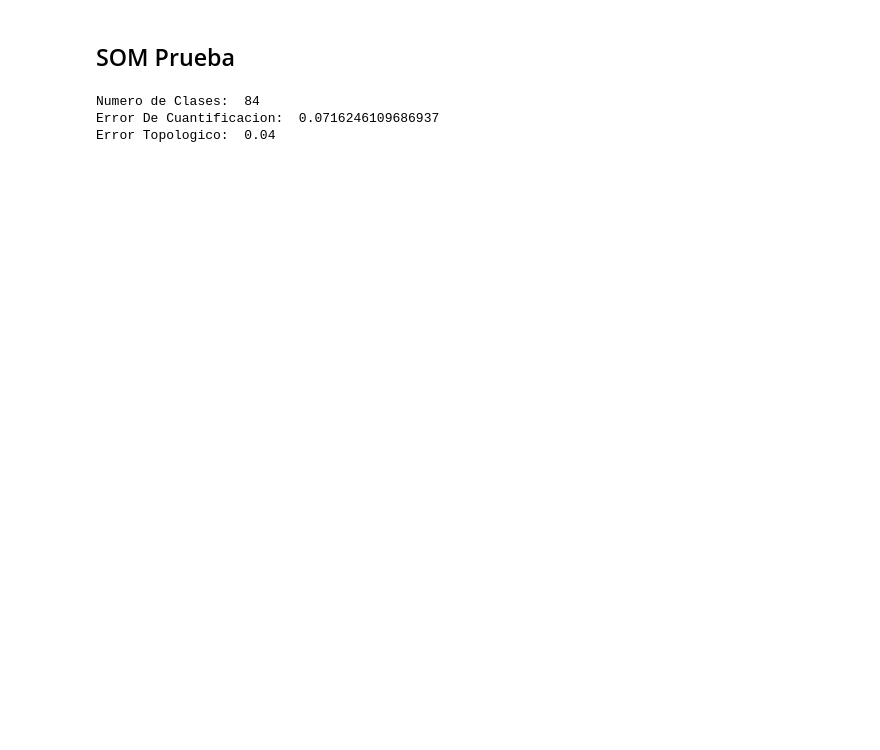
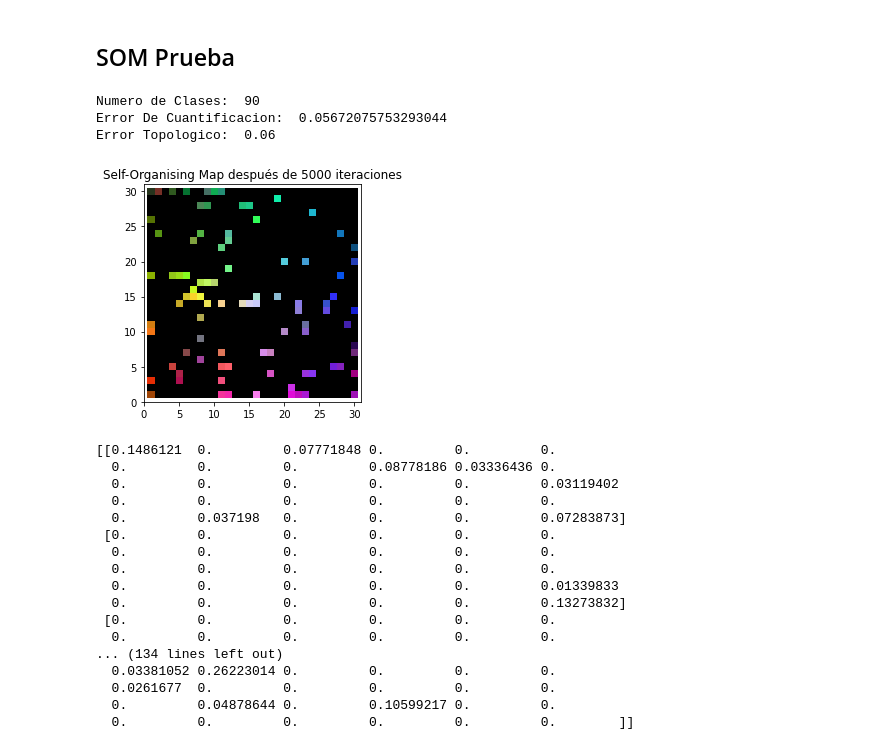
Before and after one commit to niiixx/pr1_colores_IAII, a Jupyter notebook: colores/L1P1-SOM_colores.ipynb, the cells around one changed output. Drawn from its saved outputs; the diff is of its cells as text; code cells hidden in the pictures; blank space fills up the shorter version.

```diff
--- a/colores/L1P1-SOM_colores.ipynb
+++ b/colores/L1P1-SOM_colores.ipynb
@@ -219,8 +220,6 @@ colores_clasficiar = np.random.randint(valor_min, valor_max, (valores_color, 100
 colores_clasficiar = colores_clasficiar / 255
 colores_clasficiar = np.transpose(colores_clasficiar)
 Mapa_Activacion, Mapa_Clasificacion, Mapa_Distancias = Clasificacion(colores_clasficiar, matriz_pesos)
-#pintar_mapa(Mapa_Clasificacion)
-#print(Mapa_Distancias)
 # Funcion para calcular el error de cuantificacion dado un mapa de Distancias
 def Calcular_err_cuantificacion(Mapa_Distancias):
     ListaDistancia = []
@@ -238,33 +237,53 @@ def calcular_err_topologico(patron_entrada, m_pesos):
     # Asignamos que la ganadora 1 sea la primera neurona y la ganadora 2 la segunda por tener un valor con cual empezar
     ganadora = np.linalg.norm(np.array(m_pesos[0][0]) - np.array(patron_entrada))
     ganadora2 = np.linalg.norm(np.array(m_pesos[0][1]) - np.array(patron_entrada))
     BmuIndex = np.stack((0,0))
     Bmu2Index = np.stack((0,1))
     # Mismo algoritmo que CalcularBMU pero en este se guarda la segunda BMU
     for x in range(rows):
         for y in range(columns):
             dist = np.linalg.norm(np.array(m_pesos[x][y]) - np.array(patron_entrada))
             if dist < ganadora:
                 ganadora = dist
                 BmuIndex = np.stack((x,y))
             else:
                 if dist < ganadora2:
                     ganadora2 = dist
                     Bmu2Index = np.stack((x,y))
     # Devuelve 0 si es adyacente y 1 en el caso contrario
     return (0 if np.linalg.norm(np.array(BmuIndex)-np.array(Bmu2Index)) < 2 else 1)
 
 # Aqui calculamos e imprimimos los errores
 print('Error De Cuantificacion: ', Calcular_err_cuantificacion(Mapa_Distancias))
 listaX = []
 
 # Dado un set de colores guarda en una lista los valores devueltos
 for color in colores_clasficiar:
     listaX.append(calcular_err_topologico(color,matriz_pesos))
 # Calculamos la Media
 media = sum(listaX) / len(listaX)
 print('Error Topologico: ', media)
+pintar_mapa(Mapa_Clasificacion)
+print(Mapa_Distancias)
 # %% [output]
-Numero de Clases:  84
-Error De Cuantificacion:  0.0716246109686937
-Error Topologico:  0.04
+Numero de Clases:  90
+Error De Cuantificacion:  0.05672075753293044
+Error Topologico:  0.06
+[figure, added]
+[[0.1486121  0.         0.07771848 0.         0.         0.
+  0.         0.         0.         0.08778186 0.03336436 0.
+  0.         0.         0.         0.         0.         0.03119402
+  0.         0.         0.         0.         0.         0.
+  0.         0.037198   0.         0.         0.         0.07283873]
+ [0.         0.         0.         0.         0.         0.
+  0.         0.         0.         0.         0.         0.
+  0.         0.         0.         0.         0.         0.
+  0.         0.         0.         0.         0.         0.01339833
+  0.         0.         0.         0.         0.         0.13273832]
+ [0.         0.         0.         0.         0.         0.
+  0.         0.         0.         0.         0.         0.
+... (134 lines left out)
+  0.03381052 0.26223014 0.         0.         0.         0.
+  0.0261677  0.         0.         0.         0.         0.
+  0.         0.04878644 0.         0.10599217 0.         0.
+  0.         0.         0.         0.         0.         0.        ]]
```
Also changed, not shown: parts of 3 cells of this notebook.
